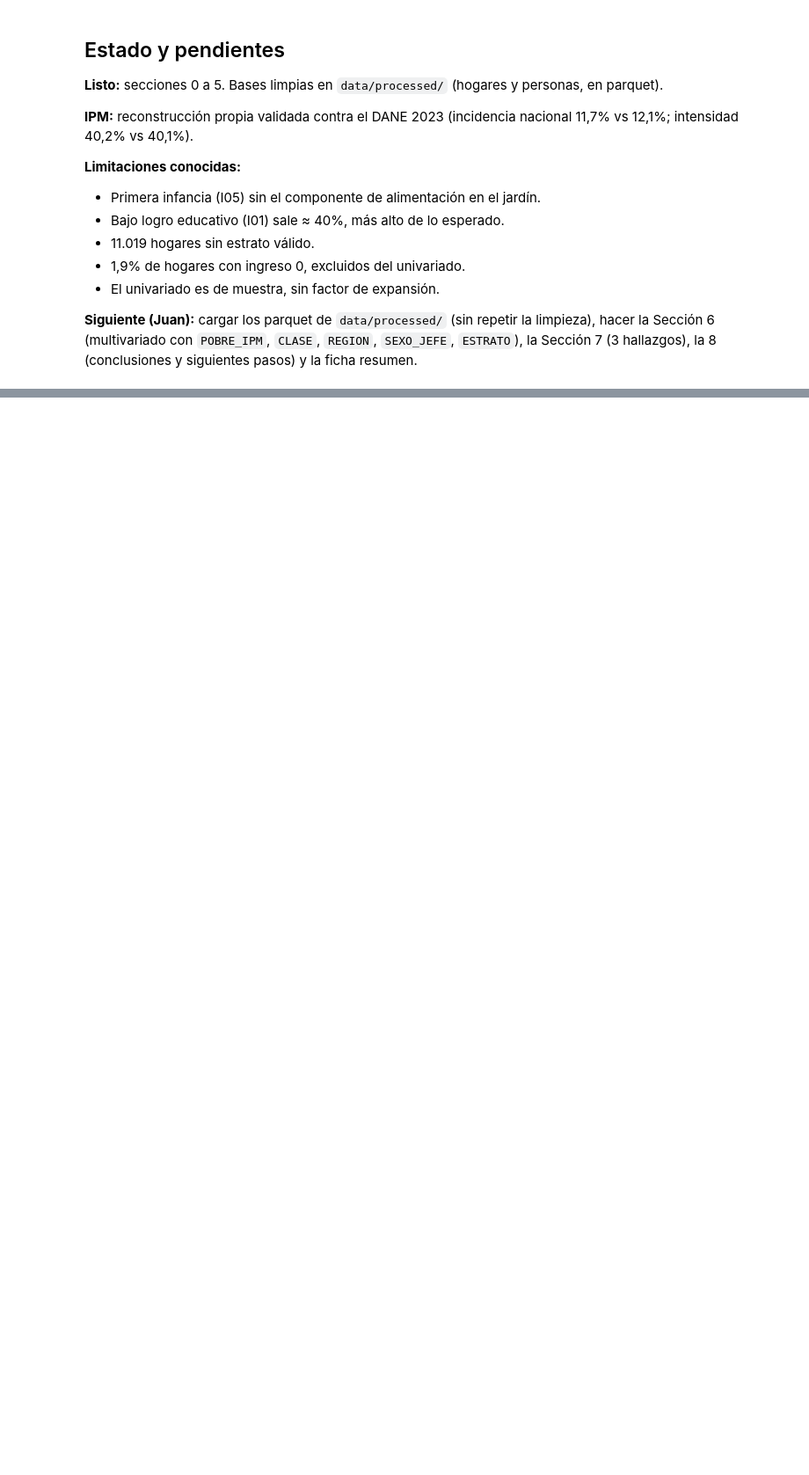
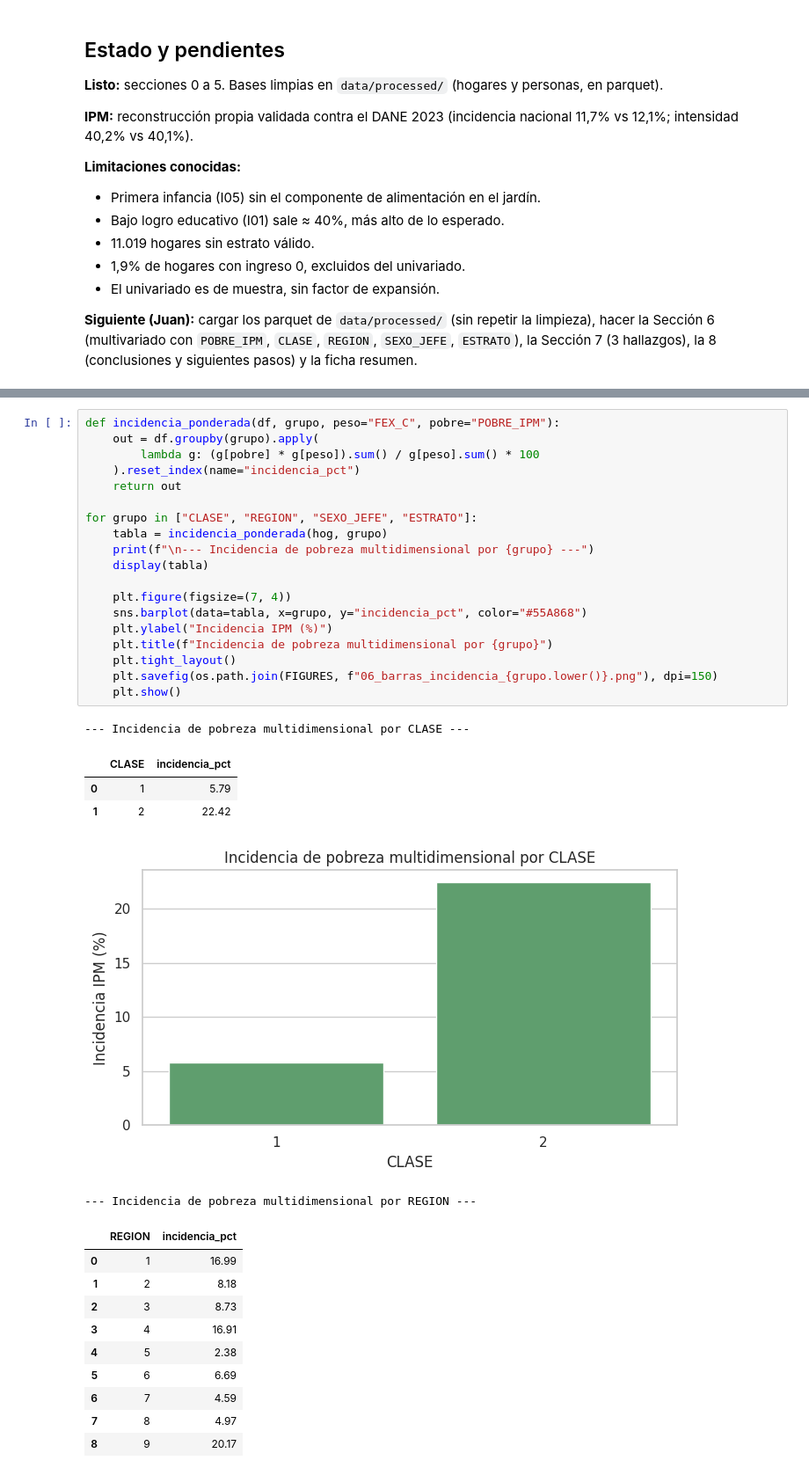
Before and after one commit to APES-M-JeissonS-JuanB/apes-pobreza-multidimensional-ecv2023, a Jupyter notebook: notebooks/APES_Entrega1.ipynb, the cells around one changed output, grey strips where cells are left out. Shown at 88% size. Saved outputs shown, nothing was run; the diff lists cells and outputs as text; blank space fills up the shorter version.

```diff
--- a/notebooks/APES_Entrega1.ipynb
+++ b/notebooks/APES_Entrega1.ipynb
@@ -530,0 +787,36 @@ hog.head()
+# %%
+def incidencia_ponderada(df, grupo, peso="FEX_C", pobre="POBRE_IPM"):
+    out = df.groupby(grupo).apply(
+        lambda g: (g[pobre] * g[peso]).sum() / g[peso].sum() * 100
+    ).reset_index(name="incidencia_pct")
+    return out
+
+for grupo in ["CLASE", "REGION", "SEXO_JEFE", "ESTRATO"]:
+    tabla = incidencia_ponderada(hog, grupo)
+    print(f"\n--- Incidencia de pobreza multidimensional por {grupo} ---")
+    display(tabla)
+
+    plt.figure(figsize=(7, 4))
+    sns.barplot(data=tabla, x=grupo, y="incidencia_pct", color="#55A868")
+    plt.ylabel("Incidencia IPM (%)")
+    plt.title(f"Incidencia de pobreza multidimensional por {grupo}")
+    plt.tight_layout()
+    plt.savefig(os.path.join(FIGURES, f"06_barras_incidencia_{grupo.lower()}.png"), dpi=150)
+    plt.show()
+# %% [output]
+--- Incidencia de pobreza multidimensional por CLASE ---
+|  | CLASE | incidencia_pct |
+| 0 | 1 | 5.79 |
+| 1 | 2 | 22.42 |
+[figure, added]
+--- Incidencia de pobreza multidimensional por REGION ---
+|  | REGION | incidencia_pct |
+| 0 | 1 | 16.99 |
+| 1 | 2 | 8.18 |
+| 2 | 3 | 8.73 |
+| 3 | 4 | 16.91 |
+| 4 | 5 | 2.38 |
+| 5 | 6 | 6.69 |
+| 6 | 7 | 4.59 |
+| 7 | 8 | 4.97 |
+| 8 | 9 | 20.17 |
```
Also changed, not shown: parts of 27 cells of this notebook, 2 other files.
